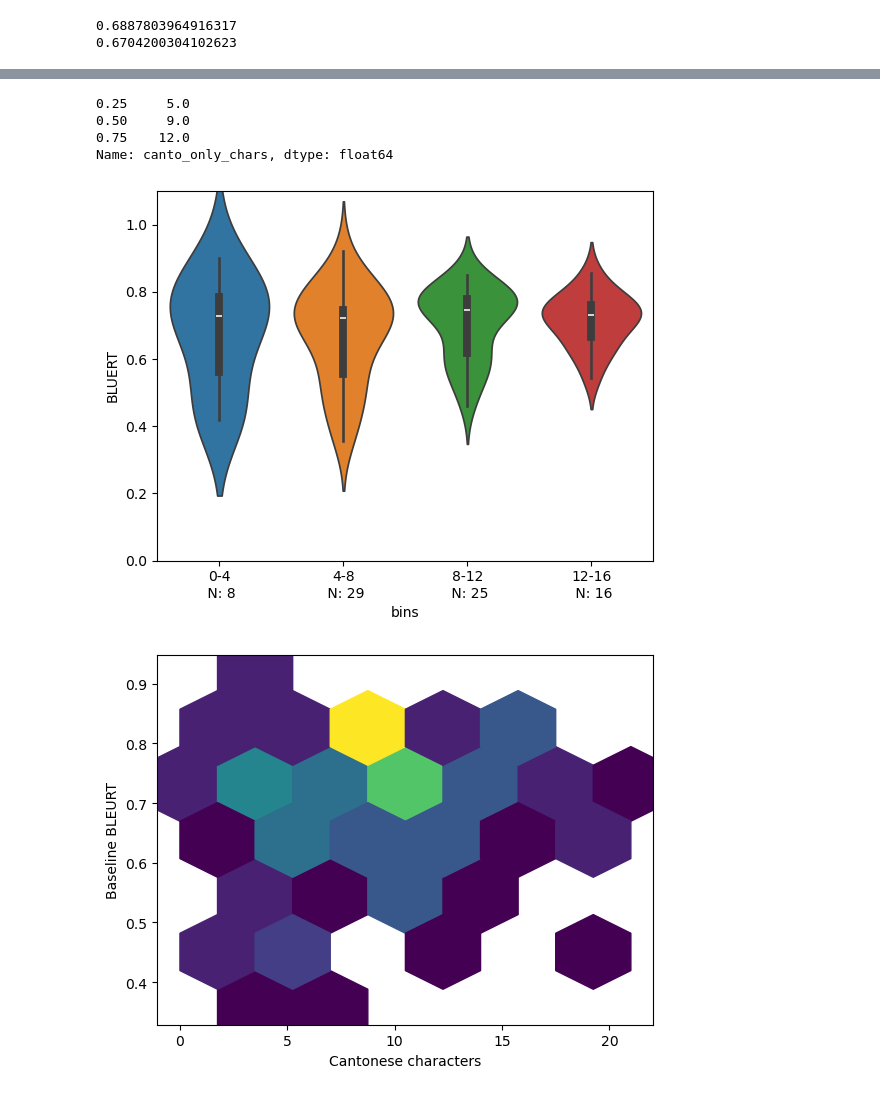
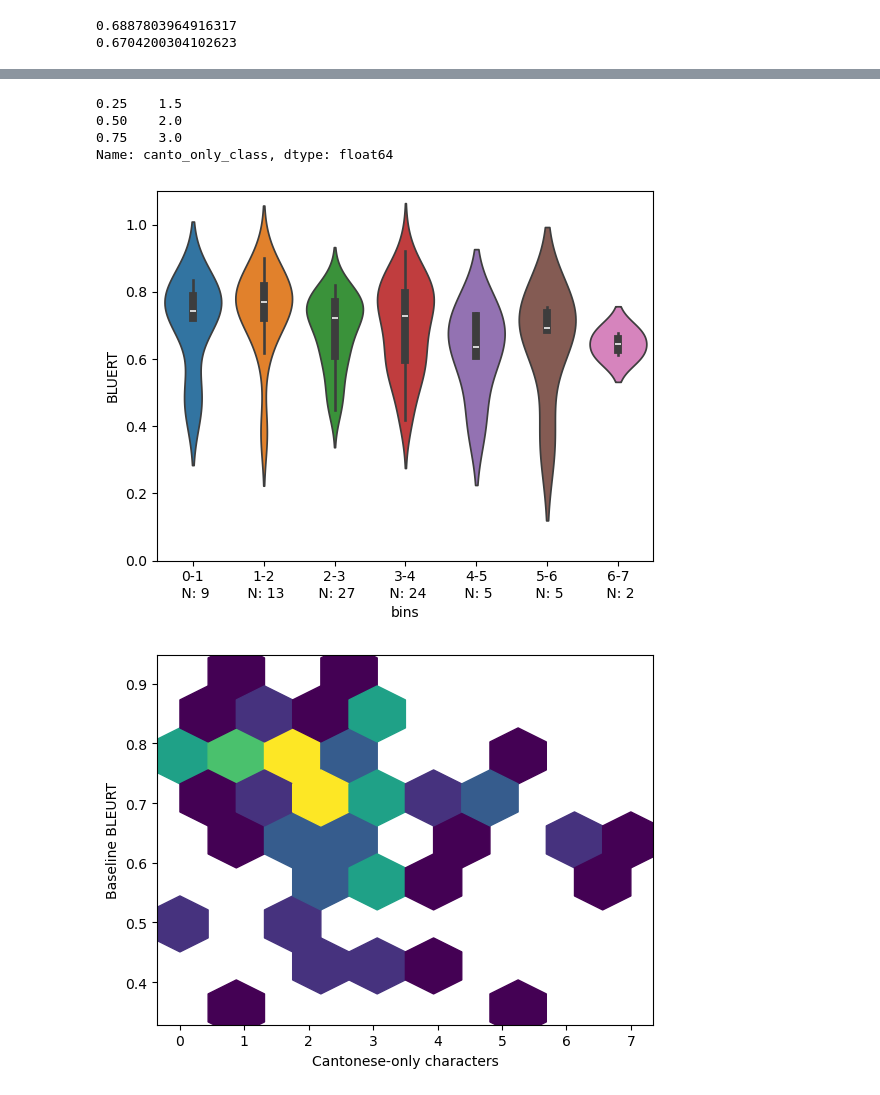
Before and after one commit to au-nlp/project-milestone-p2-group21, a Jupyter notebook: data_processing.ipynb, the cells around one changed output, grey strips where cells are left out. Cells and saved outputs as stored; diff of their text form; code cells hidden in the pictures.

Commit message:
updated validation baseline figs to classified canto chars

```diff
--- a/data_processing.ipynb
+++ b/data_processing.ipynb
@@ -416,7 +414,19 @@ def swap_tokens_with_count(sentence: str) -> tuple[str, int]:
             i += 1
 
     return result, swapped_count
+# %%
+with open("unlabelled/character_classification.json", "r") as f:
+    character_classfication = json.load(f)
+
+def canto_characters_in_sentence(sentence: str) -> tuple[int, int]:
+    canto_only = 0
+    for x in sentence:
+        if x in character_classfication.keys():
+            if character_classfication[x] == "CANTO_ONLY":
+                canto_only += 1
+    return canto_only, len(sentence)
 # %%
 validation_df['canto_only_chars'] = validation_df['trg'].apply(lambda x: swap_tokens_with_count(x)[1])
+validation_df['canto_only_class'] = validation_df['trg'].apply(lambda x: canto_characters_in_sentence(x)[0])
 validation_df['total_chars'] = validation_df['trg'].str.len()
 validation_df['canto_char_ratio'] = validation_df['canto_only_chars'] / validation_df['total_chars']
@@ -439,20 +433,18 @@ See the caveats in the documentation: https://pandas.pydata.org/pandas-docs/stab
 # %%
-#load from csv
-validation_df = pd.read_csv('evaluation_translations/smolsent_validation_bleurt_scores_madlad.csv')
-validation_df['canto_only_chars'].quantile([0.25, 0.5, 0.75])
+validation_df['canto_only_class'].quantile([0.25, 0.5, 0.75])
 # %% [output]
-0.25     5.0
-0.50     9.0
-0.75    12.0
-Name: canto_only_chars, dtype: float64
+0.25    1.5
+0.50    2.0
+0.75    3.0
+Name: canto_only_class, dtype: float64
 # %%
-bin_ranges = [0, 4, 8, 12, 16]
-bins = [np.argwhere((validation_df['canto_only_chars'] >= bin_ranges[i]) & (validation_df['canto_only_chars'] < bin_ranges[i+1]) ) for i in range(len(bin_ranges) - 1)]
+bin_ranges = [0, 1, 2, 3, 4, 5, 6, 7]
+bins = [np.argwhere((validation_df['canto_only_class'] >= bin_ranges[i]) & (validation_df['canto_only_class'] < bin_ranges[i+1]) ) for i in range(len(bin_ranges) - 1)]
 
 figure, ax = plt.subplots()
 
 sns.violinplot([np.array(validation_df['Baseline_BLEURT'])[bin].flatten() for bin in bins])
-xtick_labels = [f"{bin_ranges[i]}-{bin_ranges[i+1]}\n N: {len(validation_df[(validation_df['canto_only_chars'] >= bin_ranges[i]) & (validation_df['canto_only_chars'] < bin_ranges[i+1])])}" for i in range(len(bin_ranges)-1)]
+xtick_labels = [f"{bin_ranges[i]}-{bin_ranges[i+1]}\n N: {len(validation_df[(validation_df['canto_only_class'] >= bin_ranges[i]) & (validation_df['canto_only_class'] < bin_ranges[i+1])])}" for i in range(len(bin_ranges)-1)]
 #xtick_labels[0] = "0-0.05
 ax.set_ylim(0, 1.1)
 ax.set_xticklabels(xtick_labels)
@@ -460,23 +452,23 @@ ax.set_ylabel("BLUERT")
 ax.set_xlabel("bins")
 plt.savefig("report/data_and_figs/violin_baseline_validation.pdf")
 # %% [output]
-[figure, old version]
+[figure, new version]
 # %%
-hexbin_size = 6
+hexbin_size = 8
 
 
 fig, ax = plt.subplots()
 ax.hexbin(
-    validation_df['canto_only_chars'].to_numpy(),
+    validation_df['canto_only_class'].to_numpy(),
     validation_df['Baseline_BLEURT'].to_numpy(),
     gridsize=hexbin_size,
     #cmap="ciridis",
     mincnt=1
     )
-ax.set_xlabel("Cantonese characters")
+ax.set_xlabel("Cantonese-only characters")
 ax.set_ylabel("Baseline BLEURT")
 fig.savefig("report/data_and_figs/hexbin_baseline_validation.pdf")
 # %% [output]
-[figure, old version]
+[figure, new version]
 # %%
 validation_df.to_csv('evaluation_translations/smolsent_validation_bleurt_scores_madlad.csv', index=False)
```
Also changed, not shown: parts of 3 cells of this notebook, 3 other files.
